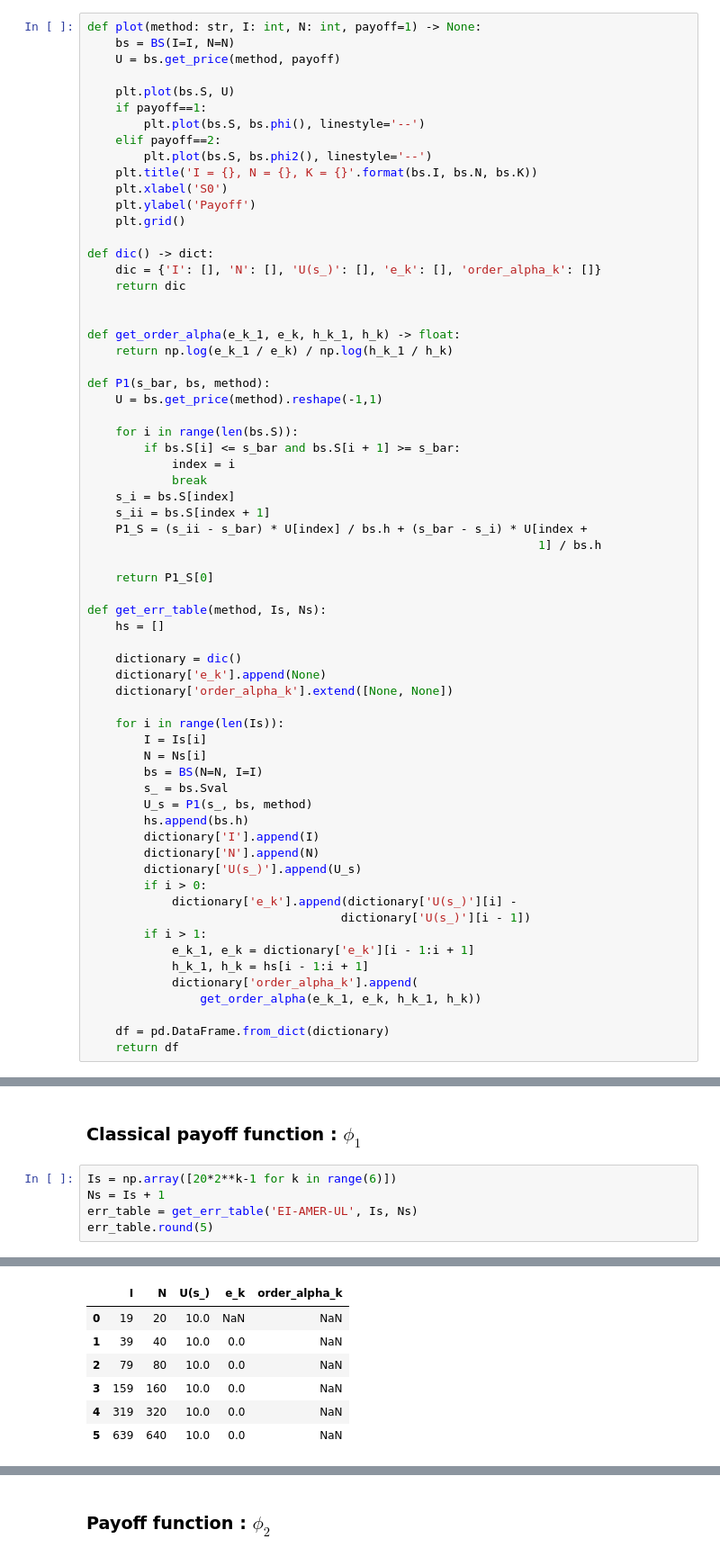
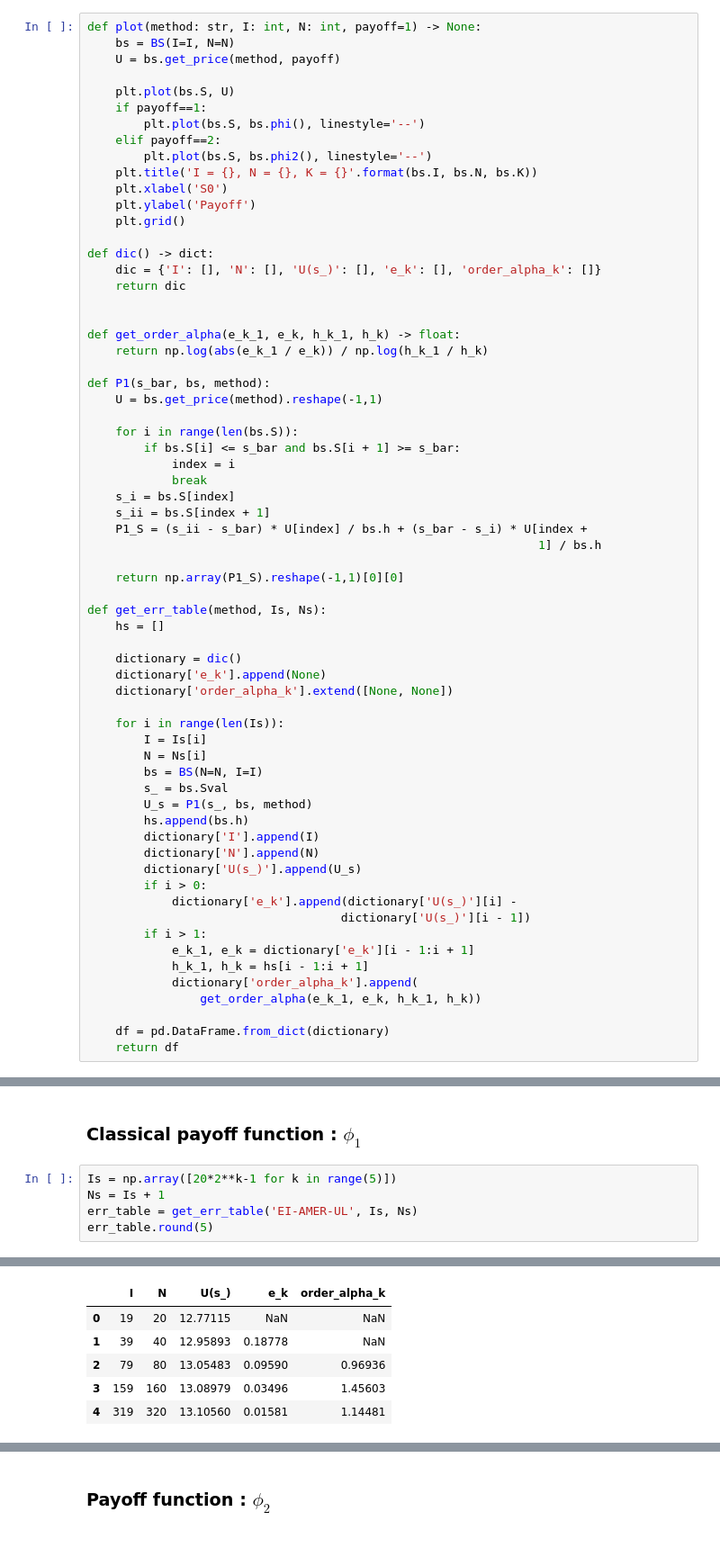
Before and after one commit to SHAO-Nuoya/EDP-in-Finance, a Jupyter notebook: TP2.ipynb, the cells around one changed output, grey strips where cells are left out. Shown at 90% size. Cells and saved outputs as stored; diff of their text form.

```diff
--- a/TP2.ipynb
+++ b/TP2.ipynb
@@ -206,7 +235,7 @@ def dic() -> dict:
 
 
 def get_order_alpha(e_k_1, e_k, h_k_1, h_k) -> float:
-    return np.log(e_k_1 / e_k) / np.log(h_k_1 / h_k)
+    return np.log(abs(e_k_1 / e_k)) / np.log(h_k_1 / h_k)
 
 def P1(s_bar, bs, method):
     U = bs.get_price(method).reshape(-1,1)
@@ -220,7 +249,7 @@ def P1(s_bar, bs, method):
     P1_S = (s_ii - s_bar) * U[index] / bs.h + (s_bar - s_i) * U[index +
                                                                 1] / bs.h
 
-    return P1_S[0]
+    return np.array(P1_S).reshape(-1,1)[0][0]
 
 def get_err_table(method, Is, Ns):
     hs = []
@@ -375,7 +439,7 @@ plot('Semi-Smooth-Newton', I, N)
 # %% [markdown]
 ### Classical payoff function : $\phi_1$
 # %%
-Is = np.array([20*2**k-1 for k in range(6)])
+Is = np.array([20*2**k-1 for k in range(5)])
 Ns = Is + 1
 err_table = get_err_table('EI-AMER-UL', Is, Ns)
 err_table.round(5)
@@ -389,10 +457,9 @@ norm de B-UL:  38.744655797853326
 |  | I | N | U(s_) | e_k | order_alpha_k |
-| 0 | 19 | 20 | 10.0 | NaN | NaN |
-| 1 | 39 | 40 | 10.0 | 0.0 | NaN |
-| 2 | 79 | 80 | 10.0 | 0.0 | NaN |
-| 3 | 159 | 160 | 10.0 | 0.0 | NaN |
-| 4 | 319 | 320 | 10.0 | 0.0 | NaN |
-| 5 | 639 | 640 | 10.0 | 0.0 | NaN |
+| 0 | 19 | 20 | 12.77115 | NaN | NaN |
+| 1 | 39 | 40 | 12.95893 | 0.18778 | NaN |
+| 2 | 79 | 80 | 13.05483 | 0.09590 | 0.96936 |
+| 3 | 159 | 160 | 13.08979 | 0.03496 | 1.45603 |
+| 4 | 319 | 320 | 13.10560 | 0.01581 | 1.14481 |
 # %%
 I = 50
 N = 20
```
Also changed, not shown: parts of 16 cells of this notebook, 1 other file.
